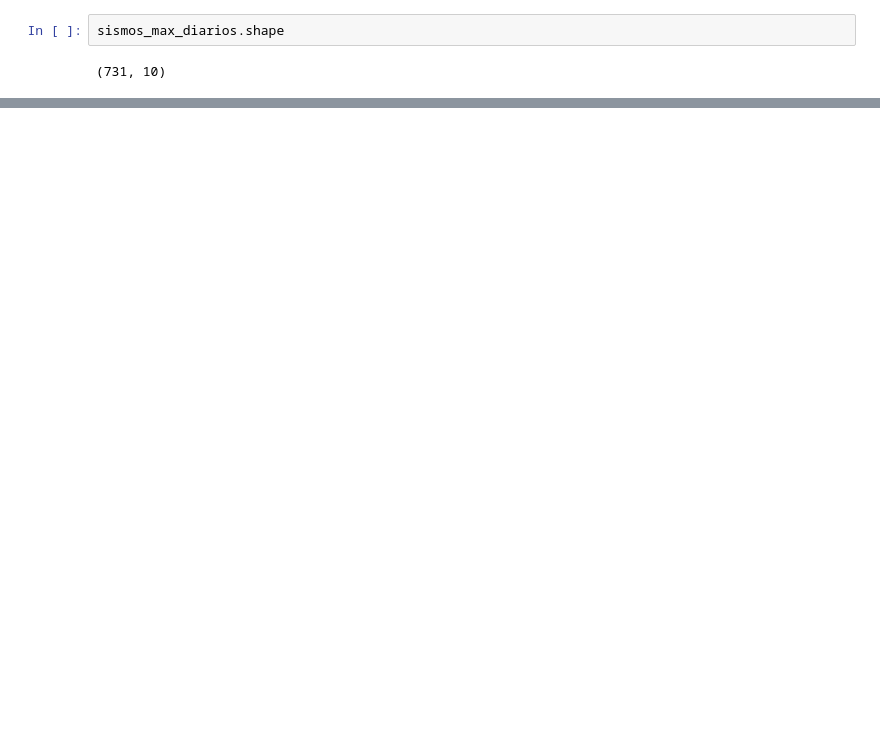
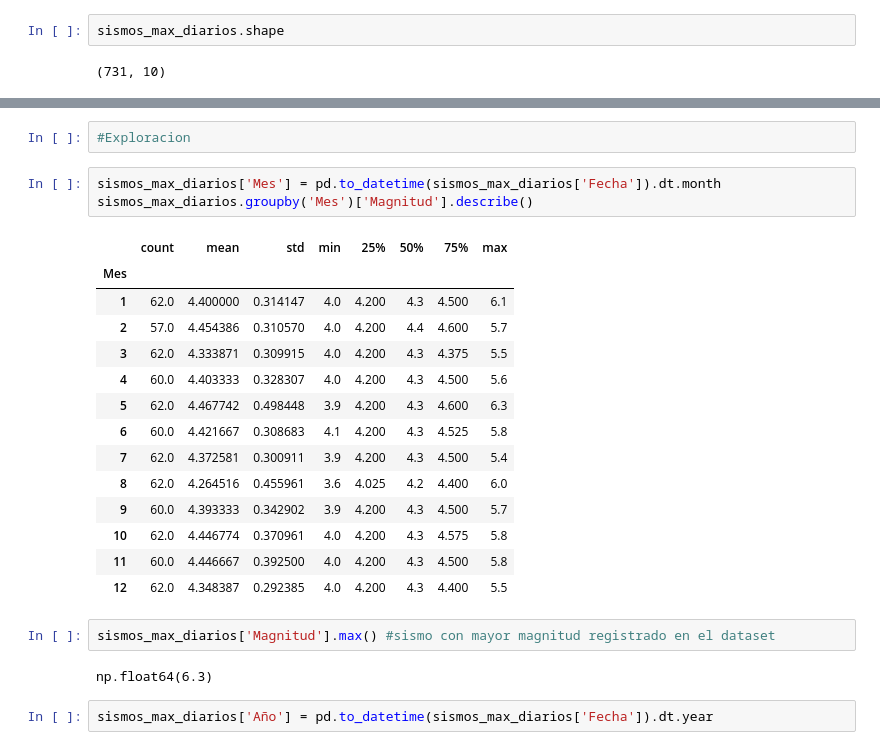
Before and after one commit to vanessalugo04/Analisis-de-Series-de-Tiempo, a Jupyter notebook: sismos.ipynb, the cells around one changed output, grey strips where cells are left out. Saved outputs shown, nothing was run; the diff lists cells and outputs as text; blank space fills up the shorter version.

Commit message:
exploracion

```diff
--- a/sismos.ipynb
+++ b/sismos.ipynb
@@ -55,0 +59,26 @@ plt.plot(sismos_max_diarios['Fecha'], sismos_max_diarios['Magnitud'])
+# %%
+#Exploracion
+# %%
+sismos_max_diarios['Mes'] = pd.to_datetime(sismos_max_diarios['Fecha']).dt.month
+sismos_max_diarios.groupby('Mes')['Magnitud'].describe()
+# %% [output]
+|  | count | mean | std | min | 25% | 50% | 75% | max |
+| Mes |  |  |  |  |  |  |  |  |
+| 1 | 62.0 | 4.400000 | 0.314147 | 4.0 | 4.200 | 4.3 | 4.500 | 6.1 |
+| 2 | 57.0 | 4.454386 | 0.310570 | 4.0 | 4.200 | 4.4 | 4.600 | 5.7 |
+| 3 | 62.0 | 4.333871 | 0.309915 | 4.0 | 4.200 | 4.3 | 4.375 | 5.5 |
+| 4 | 60.0 | 4.403333 | 0.328307 | 4.0 | 4.200 | 4.3 | 4.500 | 5.6 |
+| 5 | 62.0 | 4.467742 | 0.498448 | 3.9 | 4.200 | 4.3 | 4.600 | 6.3 |
+| 6 | 60.0 | 4.421667 | 0.308683 | 4.1 | 4.200 | 4.3 | 4.525 | 5.8 |
+| 7 | 62.0 | 4.372581 | 0.300911 | 3.9 | 4.200 | 4.3 | 4.500 | 5.4 |
+| 8 | 62.0 | 4.264516 | 0.455961 | 3.6 | 4.025 | 4.2 | 4.400 | 6.0 |
+| 9 | 60.0 | 4.393333 | 0.342902 | 3.9 | 4.200 | 4.3 | 4.500 | 5.7 |
+| 10 | 62.0 | 4.446774 | 0.370961 | 4.0 | 4.200 | 4.3 | 4.575 | 5.8 |
+| 11 | 60.0 | 4.446667 | 0.392500 | 4.0 | 4.200 | 4.3 | 4.500 | 5.8 |
+| 12 | 62.0 | 4.348387 | 0.292385 | 4.0 | 4.200 | 4.3 | 4.400 | 5.5 |
+# %%
+sismos_max_diarios['Magnitud'].max() #sismo con mayor magnitud registrado en el dataset
+# %% [output]
+np.float64(6.3)
+# %%
+sismos_max_diarios['Año'] = pd.to_datetime(sismos_max_diarios['Fecha']).dt.year
```
Also changed, not shown: parts of 5 cells of this notebook.
